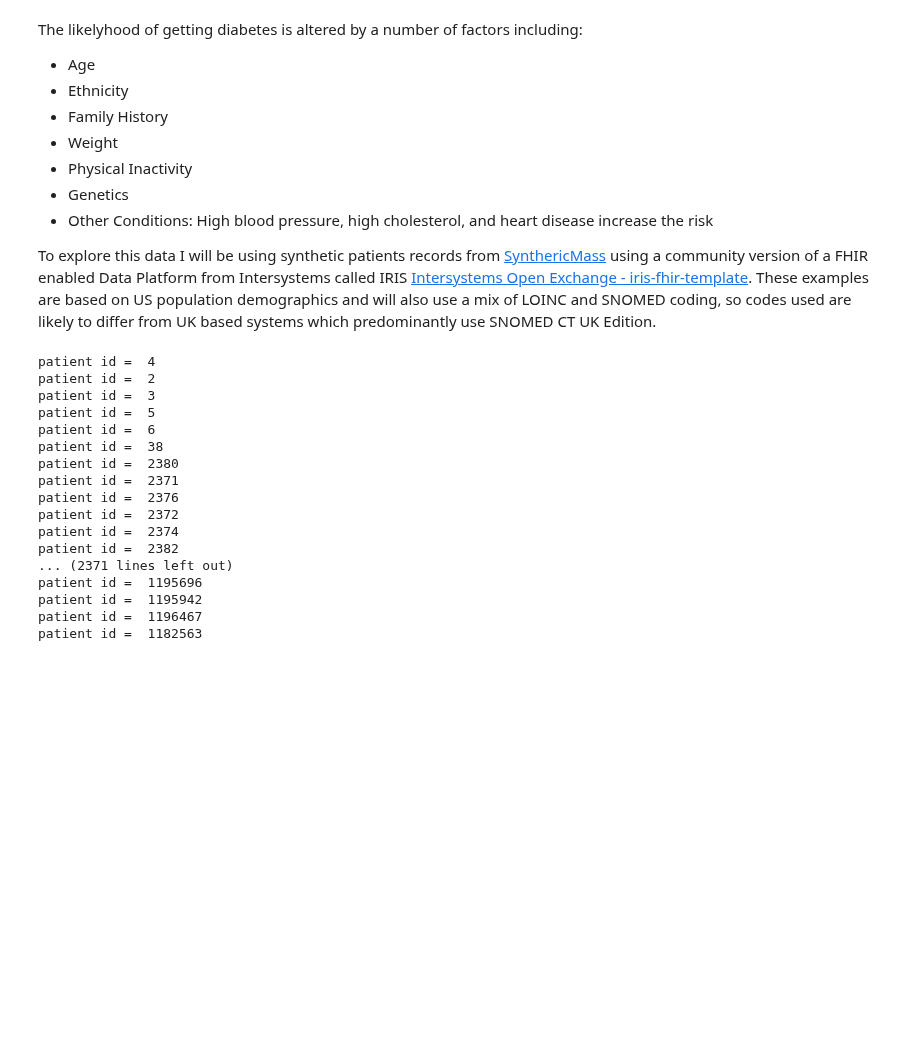
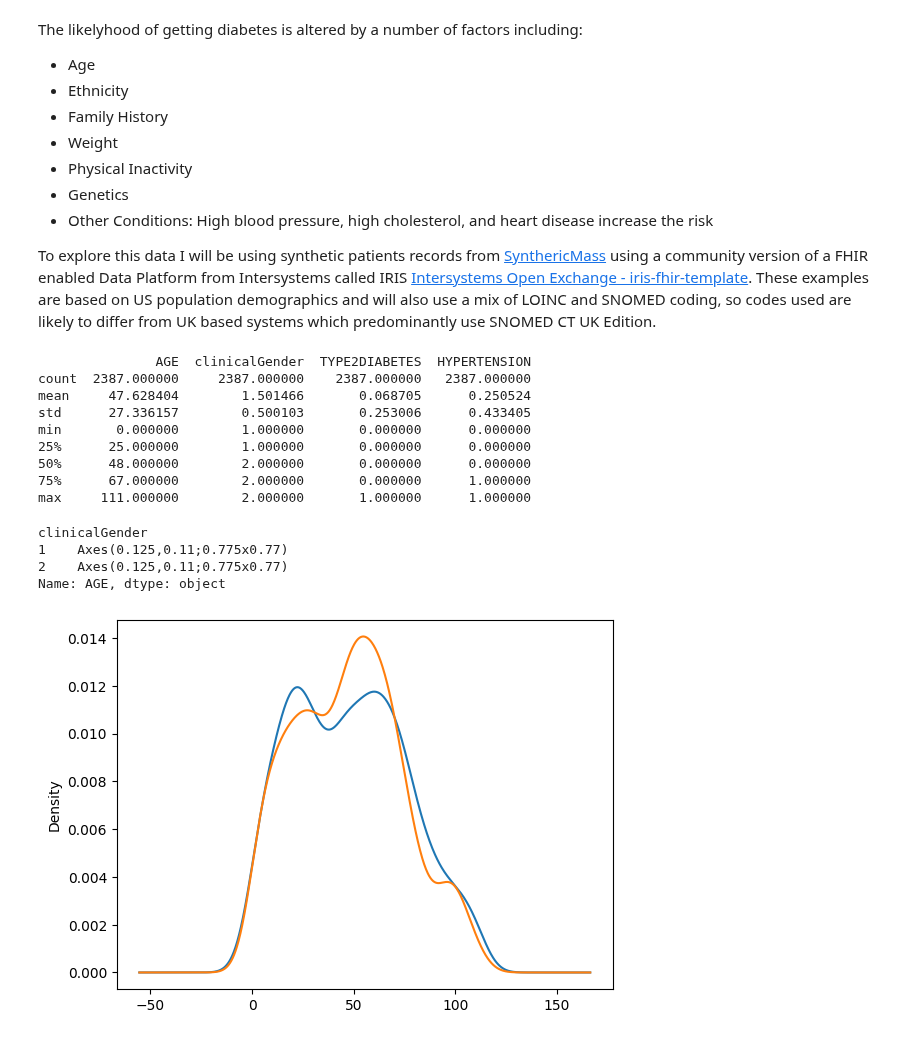
Before and after one commit to Virtually-Healthcare/data-engineering-examples, a Jupyter notebook: Diabetes.ipynb, the cells around one changed output. Cells and saved outputs as stored; diff of their text form; code cells hidden in the pictures; blank space fills up the shorter version.

Commit message:
Diabetes

```diff
--- a/Diabetes.ipynb
+++ b/Diabetes.ipynb
@@ -13,6 +13,7 @@ To explore this data I will be using synthetic patients records from [SynthericM
 These examples are based on US population demographics and will also use a mix of LOINC and SNOMED coding, so codes used are likely to differ from UK based systems which predominantly use SNOMED CT UK Edition.
 # %%
 import iris
+import pandas as pd
 
 host = "localhost"
 # this is the superserver port
@@ -30,36 +31,44 @@ conn = iris.connect(
 )
 
 # create a cursor
-cur = conn.cursor()
+cursor = conn.cursor()
 
 sql = """
-      select patient._id, patient.KEY, DATEDIFF('year',birthdate,$HOROLOG) as AGE, gender,
+      select patient._id, patient.KEY, DATEDIFF('year',birthdate,$HOROLOG) as AGE,
+             case gender
+                 when 'male' then 1
+                 when 'female' then 2
+                 when 'other' then 0
+                 else 9
+                 end as clinicalGender,
              IFNULL(diabetes._id,0,1) as TYPE2DIABETES,
              IFNULL(hypertension._id,0,1) as HYPERTENSION
       from HSFHIR_X0001_S.Patient patient
-               left outer join HSFHIR_X0001_S.Condition diabetes on patient.Key = diabetes.patient and diabetes.code [ '44054006'
-               left outer join HSFHIR_X0001_S.Condition hypertension on patient.Key = hypertension.patient and hypertension.code [ '59621000'
+       left outer join HSFHIR_X0001_S.Condition diabetes on patient.Key = diabetes.patient and diabetes.code [ '44054006'
+       left outer join HSFHIR_X0001_S.Condition hypertension on patient.Key = hypertension.patient and hypertension.code [ '59621000'
       """
-cur.execute(sql)
-result = cur.fetchall()
-for row in result:
-    patient = row[0]
-    print('patient id = ',row[0])
+
+cursor.execute(sql)
+data = cursor.fetchall()
+column_names = [desc[0] for desc in cursor.description]
+df = pd.DataFrame(data, columns=column_names)
+
+print(df.describe())
 # %% [output]
-patient id =  4
-patient id =  2
-patient id =  3
-patient id =  5
-patient id =  6
-patient id =  38
-patient id =  2380
-patient id =  2371
-patient id =  2376
-patient id =  2372
-patient id =  2374
-patient id =  2382
-... (2371 lines left out)
-patient id =  1195696
-patient id =  1195942
-patient id =  1196467
-patient id =  1182563
+               AGE  clinicalGender  TYPE2DIABETES  HYPERTENSION
+count  2387.000000     2387.000000    2387.000000   2387.000000
+mean     47.628404        1.501466       0.068705      0.250524
+std      27.336157        0.500103       0.253006      0.433405
+min       0.000000        1.000000       0.000000      0.000000
+25%      25.000000        1.000000       0.000000      0.000000
+50%      48.000000        2.000000       0.000000      0.000000
+75%      67.000000        2.000000       0.000000      1.000000
+max     111.000000        2.000000       1.000000      1.000000
+# %%
+df.groupby('clinicalGender').AGE.plot(kind='kde')
+# %% [output]
+clinicalGender
+1    Axes(0.125,0.11;0.775x0.77)
+2    Axes(0.125,0.11;0.775x0.77)
+Name: AGE, dtype: object
+[figure, added]
```
Also changed, not shown: parts of 1 cell of this notebook, 1 other file.
